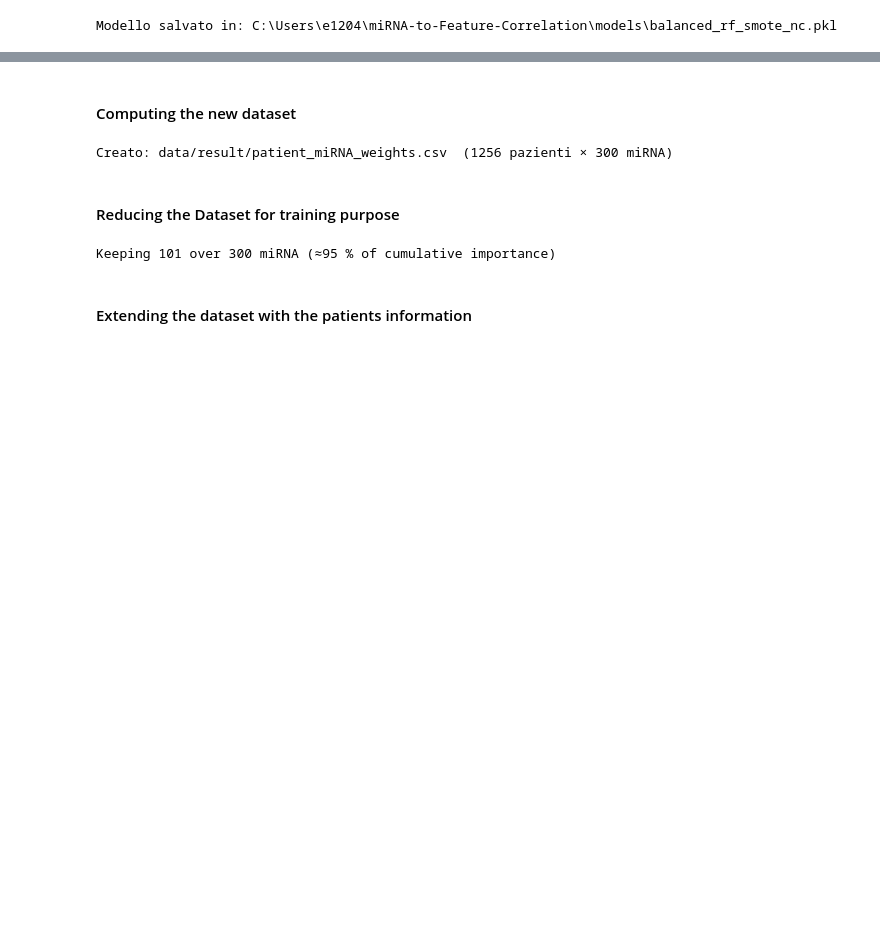
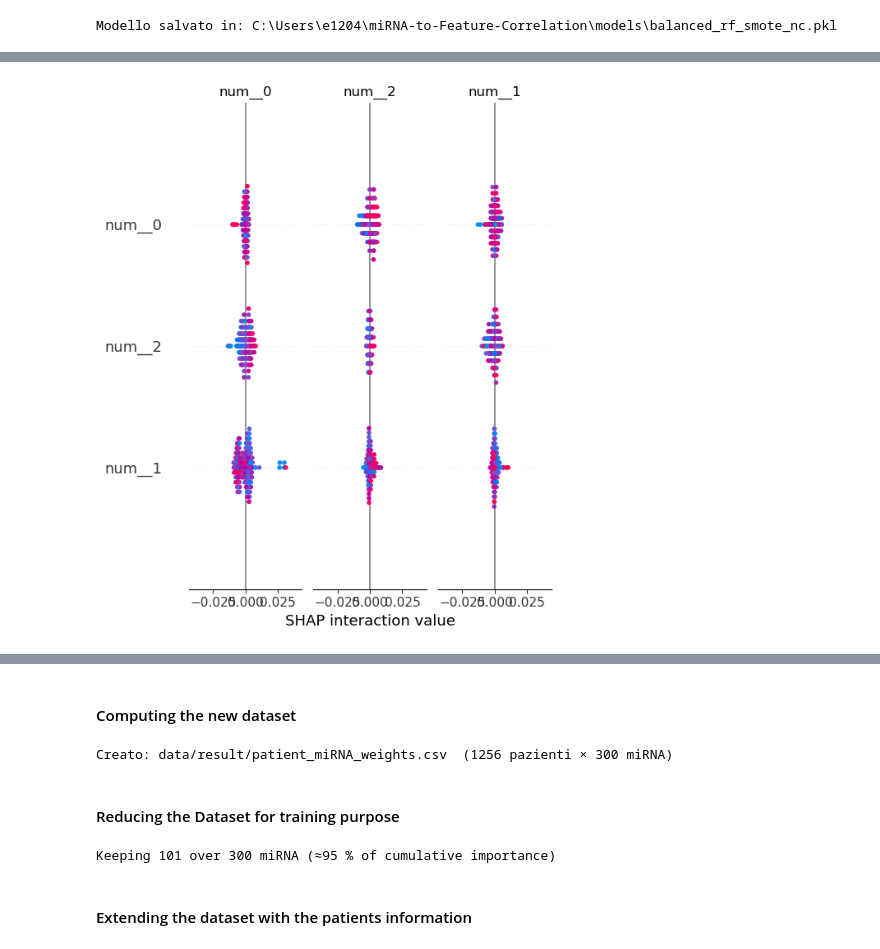
Before and after one commit to ematanzi/miRNA-to-Feature-Correlation, a Jupyter notebook: correlation_checking_strategies.ipynb, the cells around one changed output, grey strips where cells are left out. Cells and saved outputs as stored; diff of their text form; code cells hidden in the pictures; blank space fills up the shorter version.

```diff
--- a/correlation_checking_strategies.ipynb
+++ b/correlation_checking_strategies.ipynb
@@ -997,0 +1041,6 @@ IndexError: only integers, slices (`:`), ellipsis (`...`), numpy.newaxis (`None`
+# %%
+X_train, X_test, y_train, y_test = train_test_split(
+    X, y, test_size=0.20, stratify=y, random_state=42
+)
+print(y_train.value_counts(normalize=True), "\n")
+print(y_test.value_counts(normalize=True))
@@ -997,0 +1150,13 @@ IndexError: only integers, slices (`:`), ellipsis (`...`), numpy.newaxis (`None`
+# %%
+import joblib, shap, pandas as pd, numpy as np
+from pathlib import Path
+
+model_path = Path("models/random_forest_mirna.pkl")
+best_model = joblib.load(model_path)
+
+DATA_PATH = Path("data/result/patient_full_embeddings.csv")
+df      = pd.read_csv(DATA_PATH)
+
+# replicate the same preprocessing as in the training phase
+X   = df.drop(columns=["patient_id", "country", "disease", "age", "apoe4"])
+y   = df["disease"]
@@ -997,0 +1171,21 @@ IndexError: only integers, slices (`:`), ellipsis (`...`), numpy.newaxis (`None`
+# %%
+# Use shap.Explainer for tree-based models
+explainer = shap.Explainer(
+    best_model.named_steps["model"],
+    pre.transform(X),
+    feature_names=feature_names,
+    algorithm="tree"
+)
+# %%
+X_test_pre = pre.transform(X_test)
+
+shap_values = explainer(X_test_pre, check_additivity=False)
+
+# graphical summary of SHAP values
+
+shap.summary_plot(
+    shap_values.values, X_test_pre, feature_names=feature_names,
+    show=False
+)
+# %% [output]
+[figure, added]
```
Also changed, not shown: parts of 39 cells of this notebook.
